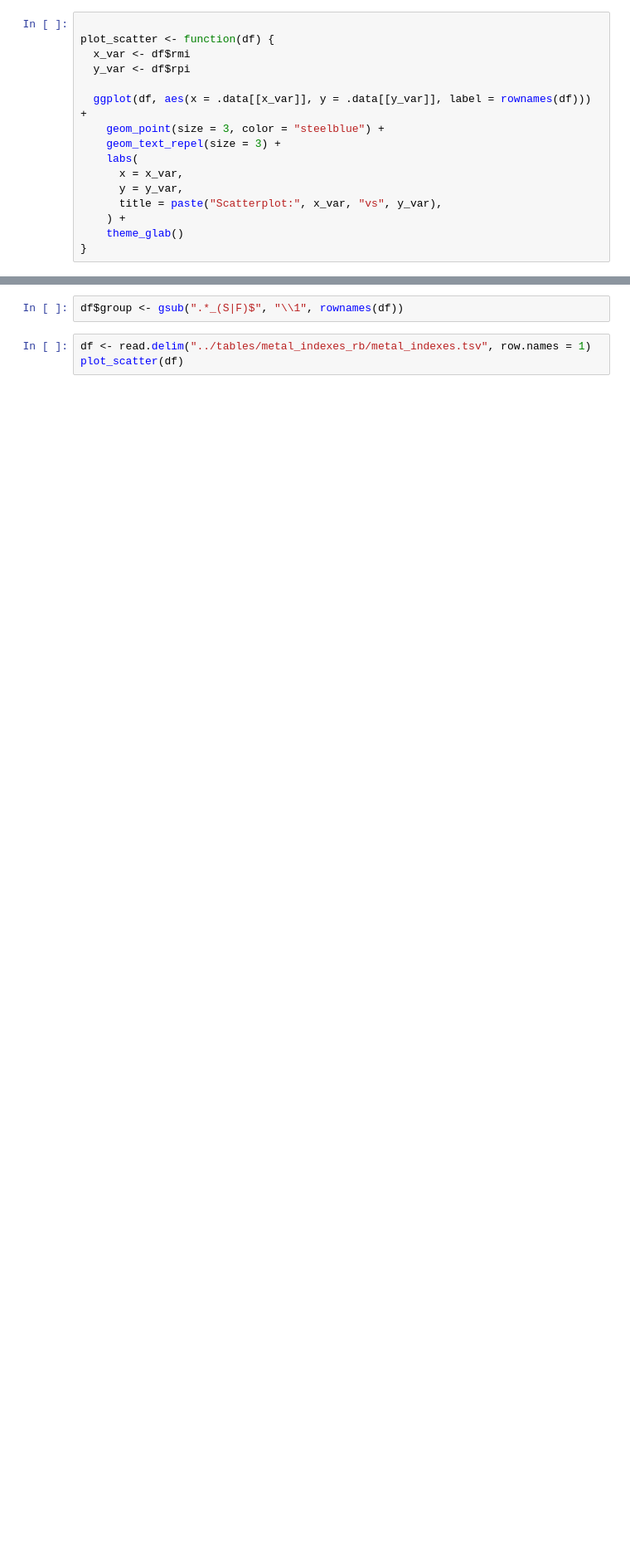
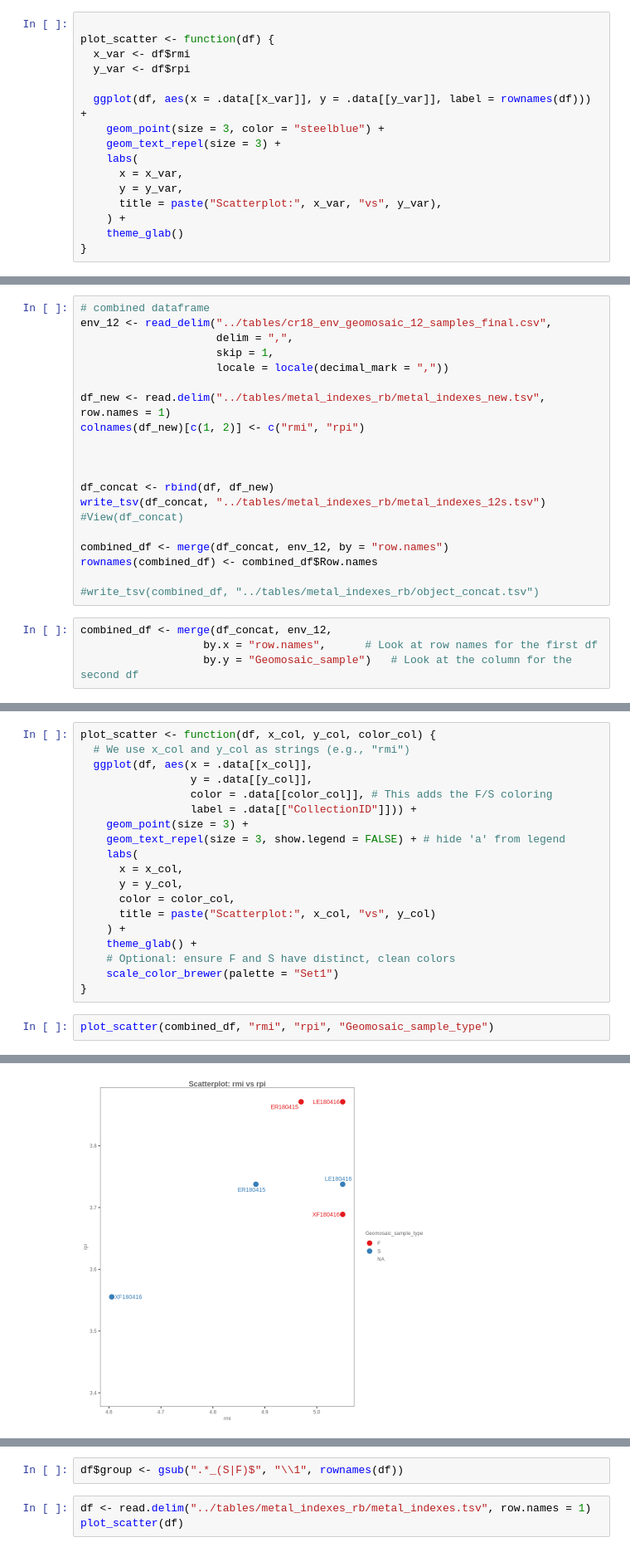
Before and after one commit to EdoT99/geomosaic_cookbook, a Jupyter notebook: notebooks/geomosaic_rmi-rpi-indexes.ipynb, the cells around one changed output, grey strips where cells are left out. Shown at 83% size. Saved outputs shown, nothing was run; the diff lists cells and outputs as text; blank space fills up the shorter version.

```diff
--- a/notebooks/geomosaic_rmi-rpi-indexes.ipynb
+++ b/notebooks/geomosaic_rmi-rpi-indexes.ipynb
@@ -105,0 +97,24 @@ plot_scatter <- function(df) {
+# %%
+# combined dataframe
+env_12 <- read_delim("../tables/cr18_env_geomosaic_12_samples_final.csv",
+                     delim = ",",
+                     skip = 1,
+                     locale = locale(decimal_mark = ","))
+
+df_new <- read.delim("../tables/metal_indexes_rb/metal_indexes_new.tsv", row.names = 1)
+colnames(df_new)[c(1, 2)] <- c("rmi", "rpi")
+
+
+
+df_concat <- rbind(df, df_new)
+write_tsv(df_concat, "../tables/metal_indexes_rb/metal_indexes_12s.tsv")
+#View(df_concat)
+
+combined_df <- merge(df_concat, env_12, by = "row.names")
+rownames(combined_df) <- combined_df$Row.names
+
+#write_tsv(combined_df, "../tables/metal_indexes_rb/object_concat.tsv")
+# %%
+combined_df <- merge(df_concat, env_12,
+                   by.x = "row.names",      # Look at row names for the first df
+                   by.y = "Geomosaic_sample")   # Look at the column for the second df
@@ -105,0 +137,22 @@ plot_scatter <- function(df) {
+# %%
+plot_scatter <- function(df, x_col, y_col, color_col) {
+  # We use x_col and y_col as strings (e.g., "rmi")
+  ggplot(df, aes(x = .data[[x_col]],
+                 y = .data[[y_col]],
+                 color = .data[[color_col]], # This adds the F/S coloring
+                 label = .data[["CollectionID"]])) +
+    geom_point(size = 3) +
+    geom_text_repel(size = 3, show.legend = FALSE) + # hide 'a' from legend
+    labs(
+      x = x_col,
+      y = y_col,
+      color = color_col,
+      title = paste("Scatterplot:", x_col, "vs", y_col)
+    ) +
+    theme_glab() +
+    # Optional: ensure F and S have distinct, clean colors
+    scale_color_brewer(palette = "Set1")
+}
+# %%
+plot_scatter(combined_df, "rmi", "rpi", "Geomosaic_sample_type")
+# %% [output]
@@ -105,0 +168 @@ plot_scatter <- function(df) {
+[figure, added]
```
Also changed, not shown: parts of 11 cells of this notebook.
